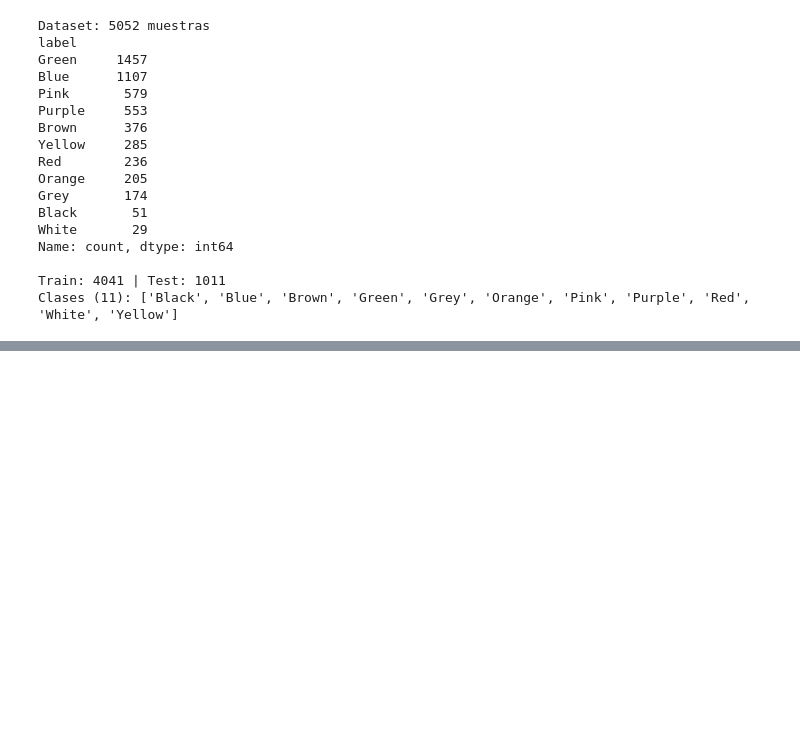
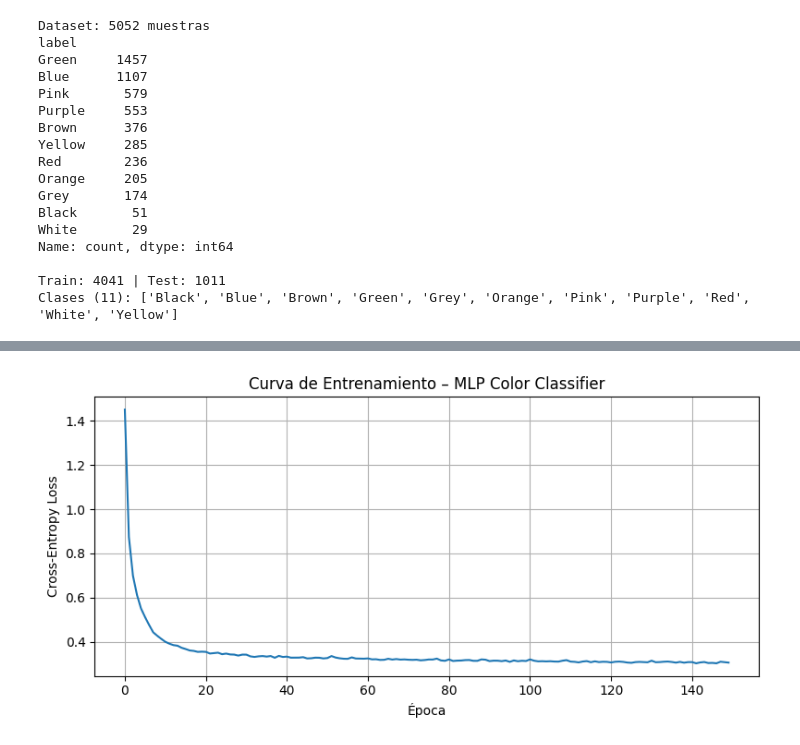
Before and after one commit to Branuvg/AI_PROY1, a Jupyter notebook: project1.ipynb, the cells around one changed output, grey strips where cells are left out. Cells and saved outputs as stored; diff of their text form; code cells hidden in the pictures; blank space fills up the shorter version.

Commit message:
Task2: ENTRENAR LA RED NEURONAL, metricas del test, Curva de perdida

```diff
--- a/project1.ipynb
+++ b/project1.ipynb
@@ -698,3 +698,30 @@ class MLP:
     def accuracy(self, X, y_idx_true):
         preds = self.predict(X)
         return np.mean(preds == y_idx_true)
+# %%
+# ============================================================
+# ENTRENAR LA RED NEURONAL
+# Arquitectura: 3 → 64 → 32 → num_classes
+# ============================================================
+
+num_classes = len(label_to_index)
+mlp = MLP(layer_sizes=[3, 64, 32, num_classes], lr=0.05)
+
+loss_hist = mlp.fit(X_train, y_oh_train, epochs=150, batch_size=32, verbose=True)
+
+# --- Métrica en test set ---
+acc_train = mlp.accuracy(X_train, y_idx_train)
+acc_test  = mlp.accuracy(X_test,  y_idx_test)
+print(f"\nAccuracy en entrenamiento: {acc_train*100:.2f}%")
+print(f"Accuracy en prueba (20%):  {acc_test*100:.2f}%")
+
+# --- Curva de pérdida ---
+plt.figure(figsize=(8, 4))
+plt.plot(loss_hist)
+plt.xlabel("Época")
+plt.ylabel("Cross-Entropy Loss")
+plt.title("Curva de Entrenamiento – MLP Color Classifier")
+plt.grid(True)
+plt.tight_layout()
+plt.show()
+# %% [output]
@@ -700,0 +746 @@ class MLP:
+[figure, added]
```
Also changed, not shown: parts of 1 cell of this notebook.
